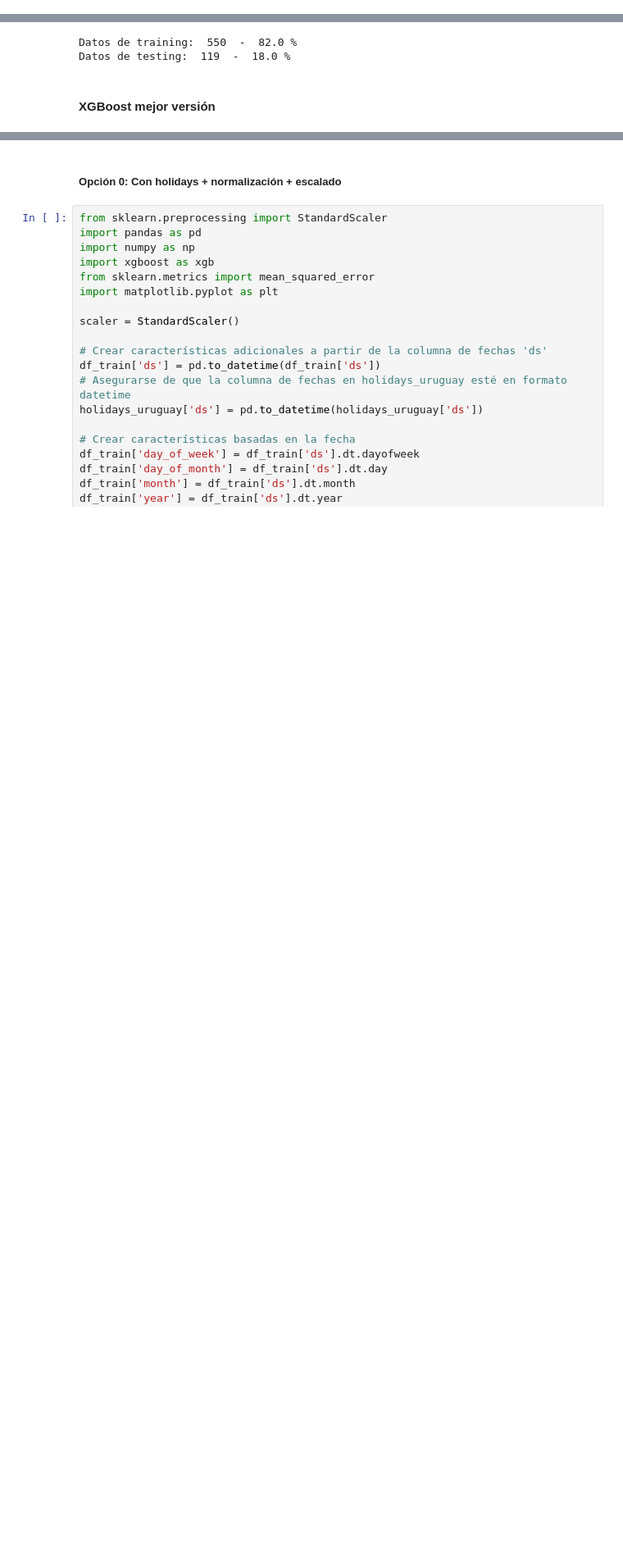
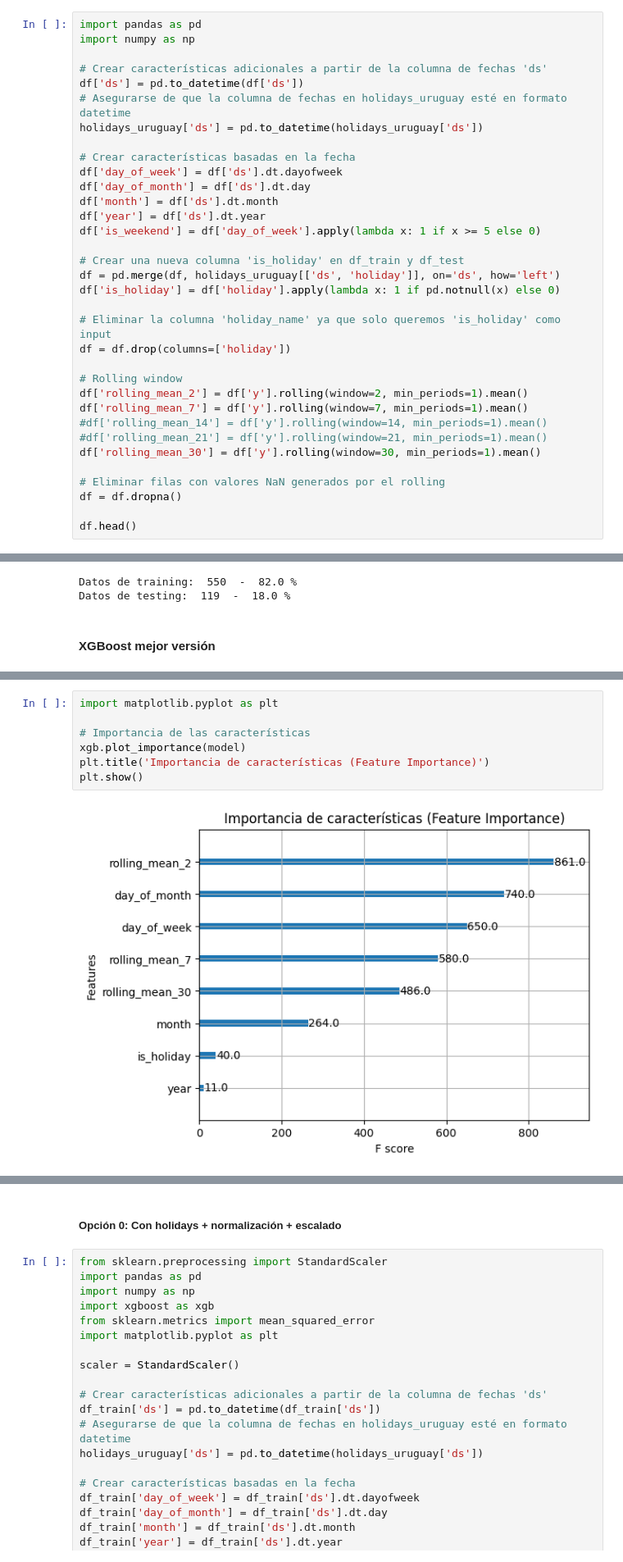
Before and after one commit to juanspadaro/forecasting_for_planning, a Jupyter notebook: 03_XGBoost/forecast_facturapp_xgboost_v2.ipynb, the cells around one changed output, grey strips where cells are left out. Shown at 82% size. Drawn from its saved outputs; the diff is of its cells as text; blank space fills up the shorter version.

```diff
--- a/03_XGBoost/forecast_facturapp_xgboost_v2.ipynb
+++ b/03_XGBoost/forecast_facturapp_xgboost_v2.ipynb
@@ -158,0 +161,34 @@ df.head()
+# %%
+import pandas as pd
+import numpy as np
+
+# Crear características adicionales a partir de la columna de fechas 'ds'
+df['ds'] = pd.to_datetime(df['ds'])
+# Asegurarse de que la columna de fechas en holidays_uruguay esté en formato datetime
+holidays_uruguay['ds'] = pd.to_datetime(holidays_uruguay['ds'])
+
+# Crear características basadas en la fecha
+df['day_of_week'] = df['ds'].dt.dayofweek
+df['day_of_month'] = df['ds'].dt.day
+df['month'] = df['ds'].dt.month
+df['year'] = df['ds'].dt.year
+df['is_weekend'] = df['day_of_week'].apply(lambda x: 1 if x >= 5 else 0)
+
+# Crear una nueva columna 'is_holiday' en df_train y df_test
+df = pd.merge(df, holidays_uruguay[['ds', 'holiday']], on='ds', how='left')
+df['is_holiday'] = df['holiday'].apply(lambda x: 1 if pd.notnull(x) else 0)
+
+# Eliminar la columna 'holiday_name' ya que solo queremos 'is_holiday' como input
+df = df.drop(columns=['holiday'])
+
+# Rolling window
+df['rolling_mean_2'] = df['y'].rolling(window=2, min_periods=1).mean()
+df['rolling_mean_7'] = df['y'].rolling(window=7, min_periods=1).mean()
+#df['rolling_mean_14'] = df['y'].rolling(window=14, min_periods=1).mean()
+#df['rolling_mean_21'] = df['y'].rolling(window=21, min_periods=1).mean()
+df['rolling_mean_30'] = df['y'].rolling(window=30, min_periods=1).mean()
+
+# Eliminar filas con valores NaN generados por el rolling
+df = df.dropna()
+
+df.head()
@@ -174,0 +487,9 @@ Datos de testing:  119  -  18.0 %
+# %%
+import matplotlib.pyplot as plt
+
+# Importancia de las características
+xgb.plot_importance(model)
+plt.title('Importancia de características (Feature Importance)')
+plt.show()
+# %% [output]
+[figure, added]
```
Also changed, not shown: parts of 12 cells of this notebook.
